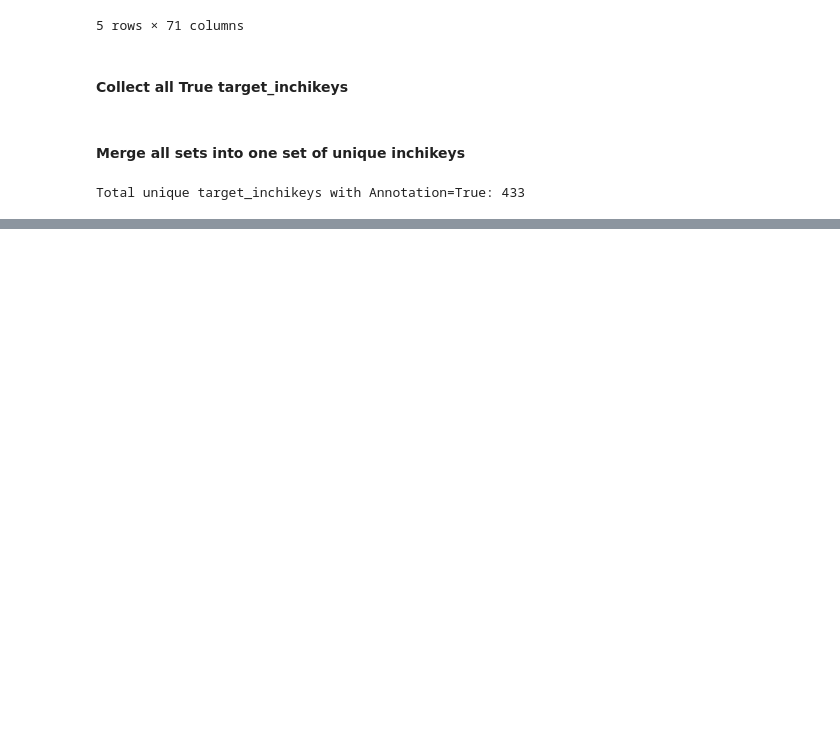
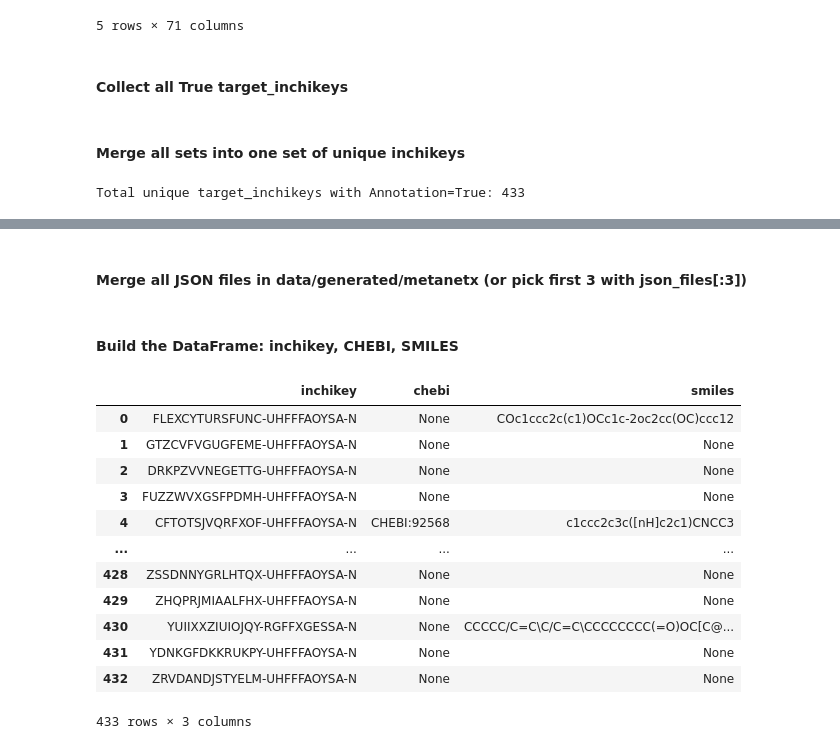
Before and after one commit to SamSaladino/Effective-Topological-Coverage-ETC, a Jupyter notebook: notebooks/data_processing.ipynb, the cells around one changed output, grey strips where cells are left out. Drawn from its saved outputs; the diff is of its cells as text; code cells hidden in the pictures; blank space fills up the shorter version.

Commit message:
chore : linked the metanetx ids
Still missing ids to match

```diff
--- a/notebooks/data_processing.ipynb
+++ b/notebooks/data_processing.ipynb
@@ -99,0 +101,58 @@ Exported 433 inchikeys to /home/scostagonza/Documents/ETC/Effective-Topological-
+# %%
+metanetx_dir = output_dir / "metanetx"
+# %%
+def get_chebi(d):
+    ref = d.get("reference")
+    if isinstance(ref, str) and ref.lower().startswith("chebi:"):
+        return f"CHEBI:{ref.split(':', 1)[1]}"
+    for x in d.get("xrefs", []) or []:
+        if isinstance(x, str) and x.lower().startswith("chebi:"):
+            return f"CHEBI:{x.split(':', 1)[1]}"
+    return None
+# %% [markdown]
+#### Merge all JSON files in data/generated/metanetx (or pick first 3 with json_files[:3])
+# %%
+json_files = sorted(metanetx_dir.glob("*.json"))
+if not json_files:
+    raise FileNotFoundError(f"No JSON files found in {metanetx_dir}")
+
+merged = {}
+for p in json_files:  # use [:3] to merge only three
+    with open(p, "r") as f:
+        d = json.load(f)
+    if isinstance(d, dict):
+        merged.update(d)
+
+# Optional: persist the merged JSON
+with open(metanetx_dir / "merged_metanetx.json", "w") as f:
+    json.dump(merged, f, indent=2)
+# %% [markdown]
+#### Build the DataFrame: inchikey, CHEBI, SMILES
+# %%
+rows = []
+for inchikey, payload in merged.items():
+    if not isinstance(payload, dict):
+        continue
+    rows.append({
+        "inchikey": inchikey,
+        "chebi": get_chebi(payload),
+        "smiles": payload.get("SMILES")
+    })
+
+df_all = pd.DataFrame(rows)
+# %%
+df_all
+# %% [output]
+|  | inchikey | chebi | smiles |
+| 0 | FLEXCYTURSFUNC-UHFFFAOYSA-N | None | COc1ccc2c(c1)OCc1c-2oc2cc(OC)ccc12 |
+| 1 | GTZCVFVGUGFEME-UHFFFAOYSA-N | None | None |
+| 2 | DRKPZVVNEGETTG-UHFFFAOYSA-N | None | None |
+| 3 | FUZZWVXGSFPDMH-UHFFFAOYSA-N | None | None |
+| 4 | CFTOTSJVQRFXOF-UHFFFAOYSA-N | CHEBI:92568 | c1ccc2c3c([nH]c2c1)CNCC3 |
+| ... | ... | ... | ... |
+| 428 | ZSSDNNYGRLHTQX-UHFFFAOYSA-N | None | None |
+| 429 | ZHQPRJMIAALFHX-UHFFFAOYSA-N | None | None |
+| 430 | YUIIXXZIUIOJQY-RGFFXGESSA-N | None | CCCCC/C=C\C/C=C\CCCCCCCC(=O)OC[C@... |
+| 431 | YDNKGFDKKRUKPY-UHFFFAOYSA-N | None | None |
+| 432 | ZRVDANDJSTYELM-UHFFFAOYSA-N | None | None |
+433 rows × 3 columns
```
Also changed, not shown: parts of 3 cells of this notebook.
